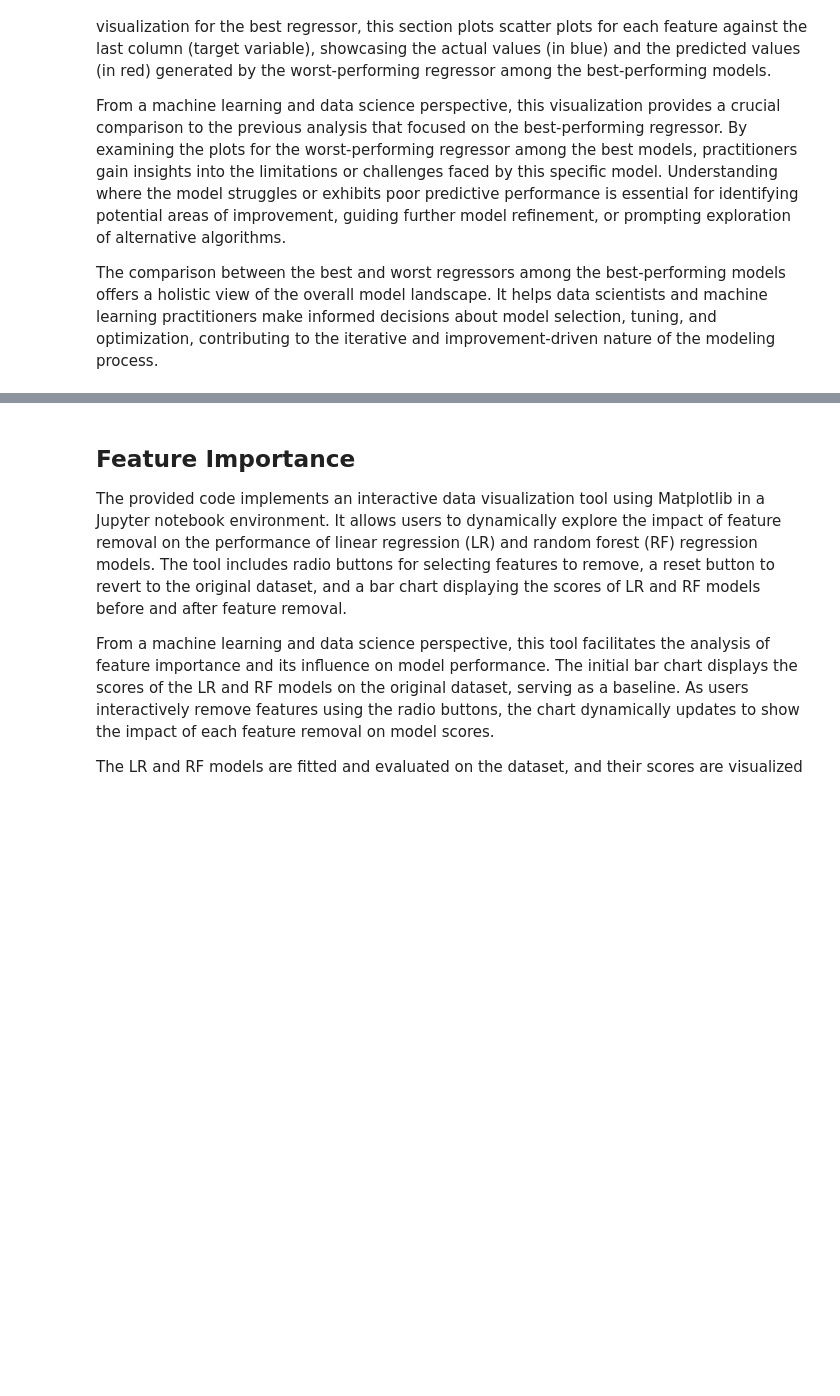
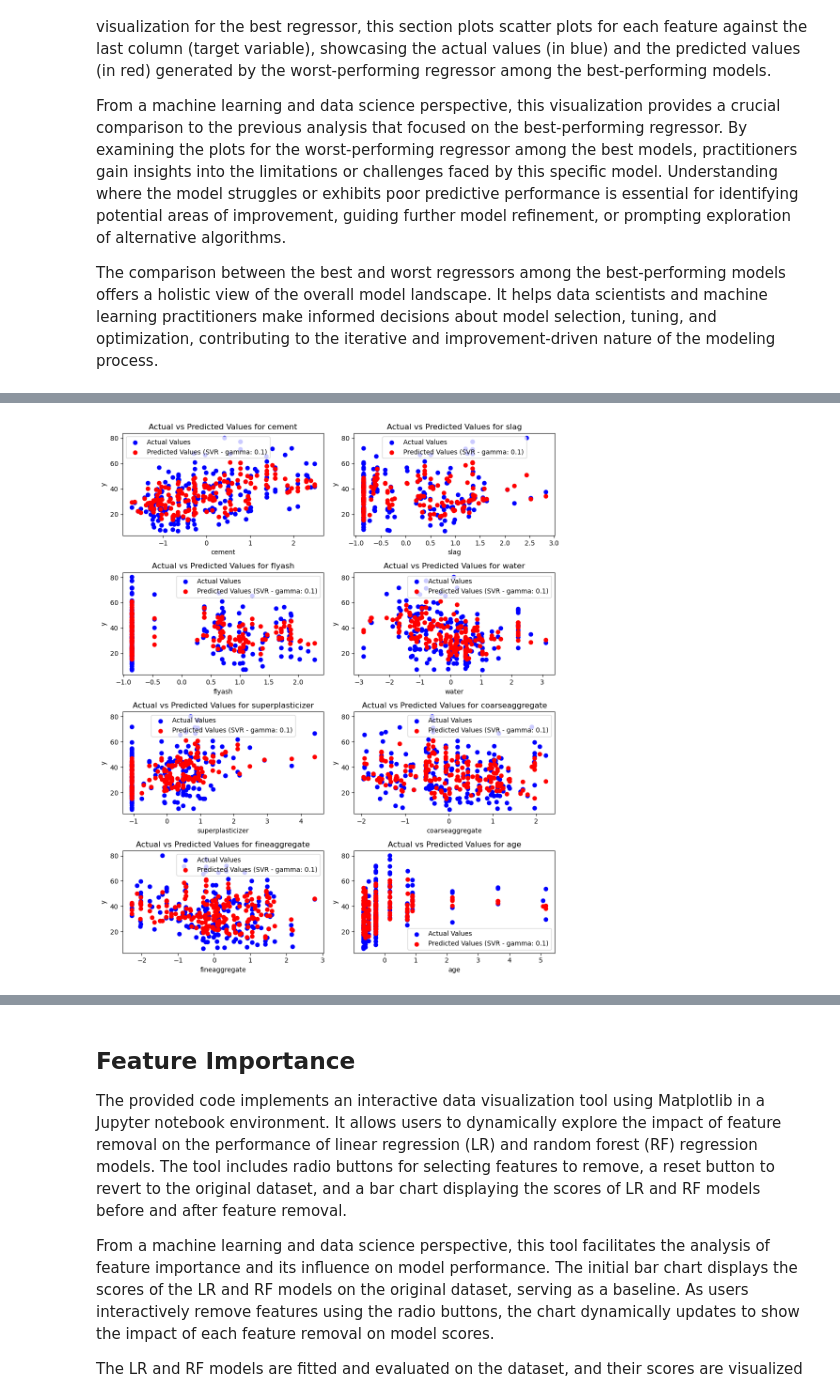
Before and after one commit to salm-n/Concrete-Compressive-Strength-Predictor, a Jupyter notebook: Coding Project 2023-2024.ipynb, the cells around one changed output, grey strips where cells are left out. Cells and saved outputs as stored; diff of their text form; code cells hidden in the pictures; blank space fills up the shorter version.

```diff
--- a/Coding Project 2023-2024.ipynb
+++ b/Coding Project 2023-2024.ipynb
@@ -671,6 +732,8 @@ From a machine learning and data science perspective, this visualization provide
 
 The comparison between the best and worst regressors among the best-performing models offers a holistic view of the overall model landscape. It helps data scientists and machine learning practitioners make informed decisions about model selection, tuning, and optimization, contributing to the iterative and improvement-driven nature of the modeling process.
 # %%
+from sklearn.model_selection import train_test_split
+
 # Find the index of the rows with the worst scores for each model among the best performers
 worst_score_indices_among_best = best_scores_df.groupby('Model')['Score'].idxmin()
 worst_rmse_indices_among_best = best_rmse_df.groupby('Model')['RMSE'].idxmax()
@@ -691,11 +754,14 @@ if worst_hyperparameter != 'NA':
     param_name = model_hyperparams[worst_regressor]['param_name']
     worst_regressor_model_among_best.set_params(**{param_name: worst_hyperparameter})
 
+# Split the data into training and test sets
+x_train, x_test, y_train, y_test = train_test_split(x_scaled, y, test_size=0.2, random_state=42)
+
 # Fit the worst-performing regressor model among the best performers on the training data
-worst_regressor_model_among_best.fit(x_scaled, y)
+worst_regressor_model_among_best.fit(x_train, y_train)
 
-# Predict the values on the whole dataset
-y_pred_worst_regressor_among_best = worst_regressor_model_among_best.predict(x_scaled)
+# Predict the values on the test set
+y_pred_worst_regressor_among_best = worst_regressor_model_among_best.predict(x_test)
 
 # Get the number of features in the dataframe (excluding the last column)
 num_features = len(data.columns) - 1
@@ -714,9 +780,9 @@ axes = axes.flatten()
 
 # Loop through each feature in the dataframe (excluding the last column)
 for i, feature_column in enumerate(data.columns[:-1]):
-    # Plot the graph for each feature against the last column
-    axes[i].scatter(x_scaled[feature_column], y, label='Actual Values', color='blue')
-    axes[i].scatter(x_scaled[feature_column], y_pred_worst_regressor_among_best,
+    # Plot the graph for each feature against the last column using the test set
+    axes[i].scatter(x_test[feature_column], y_test, label='Actual Values', color='blue')
+    axes[i].scatter(x_test[feature_column], y_pred_worst_regressor_among_best,
                     label=f'Predicted Values ({worst_regressor} - {param_name}: {worst_hyperparameter})', color='red')
     axes[i].set_xlabel(feature_column)
     axes[i].set_ylabel('y')
@@ -731,0 +796 @@ plt.show()
+[figure, added]
```
Also changed, not shown: parts of 17 cells of this notebook.
